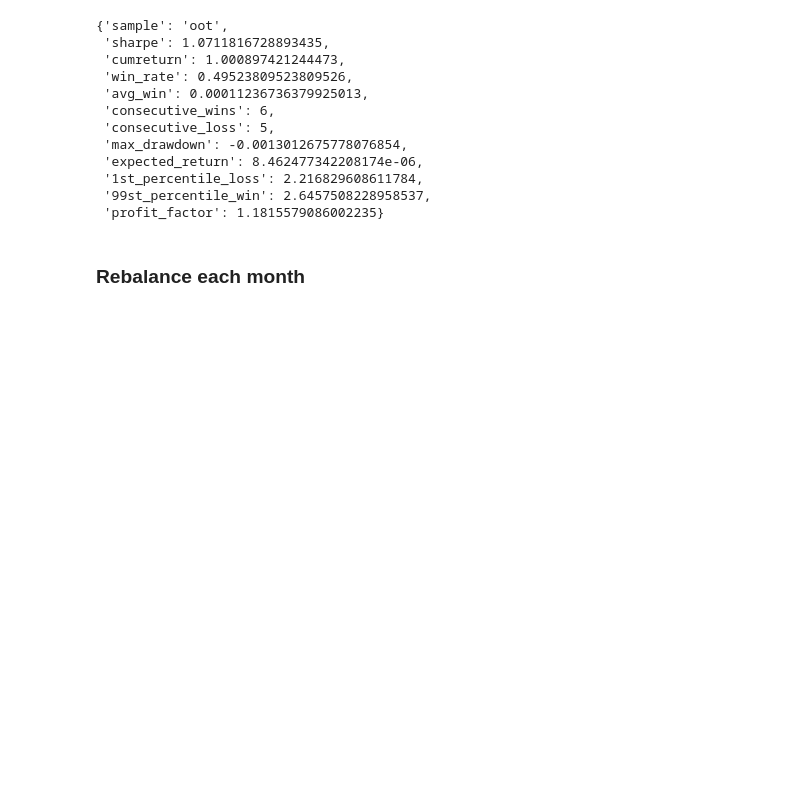
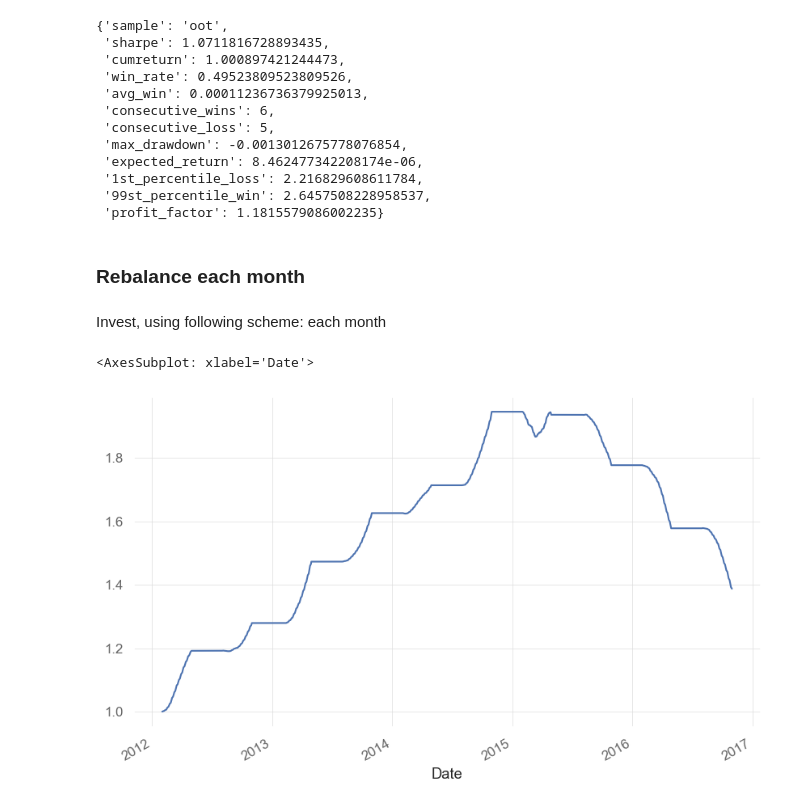
Before and after one commit to danyanyam/robustcov, a Jupyter notebook: notebooks/5_years_investment.ipynb, the cells around one changed output. Saved outputs shown, nothing was run; the diff lists cells and outputs as text; code cells hidden in the pictures; blank space fills up the shorter version.

Commit message:
added images, some renames

```diff
--- a/notebooks/5_years_investment.ipynb
+++ b/notebooks/5_years_investment.ipynb
@@ -354,0 +352,2 @@ oot_stats
+# %% [markdown]
+Invest, using following scheme: each month
@@ -354,0 +374,42 @@ oot_stats
+# %%
+optimizers = [
+    ConvexOptimizer()
+]
+
+estimator = PortfolioCreator(
+    min_var_portf=False,
+    optimizers=optimizers,
+    print_every=False,
+    bandwidth=1,
+    trials=10
+)
+
+weights = None
+all_stats = []
+all_returns = []
+
+for n, (date, train_month) in tqdm(enumerate(train.resample('1m'), start=1)):
+
+    # один месяц мы оптимизируем веса
+    if n % 2 != 0:
+        # информация накапливается
+        mu = mean_historical_return(train.loc[:date, :]).values
+        cov = sample_cov(train.loc[:date, :]).values
+
+        results = estimator.estimate(mu, cov)
+        weights = pd.DataFrame(results).T
+
+    # один месяц мы покупаем/шортим бумагиb
+    else:
+        assert weights is not None
+        stats, returns = calc_stats(train_month, weights, date)
+
+        all_stats.append(stats)
+        all_returns.append(returns)
+# %%
+df = pd.concat([(1+ i).cumprod() for i in all_returns])
+# %%
+df.cumprod().plot()
+# %% [output]
+<AxesSubplot: xlabel='Date'>
+[figure, added]
```
Also changed, not shown: parts of 5 cells of this notebook, 3 other files.
